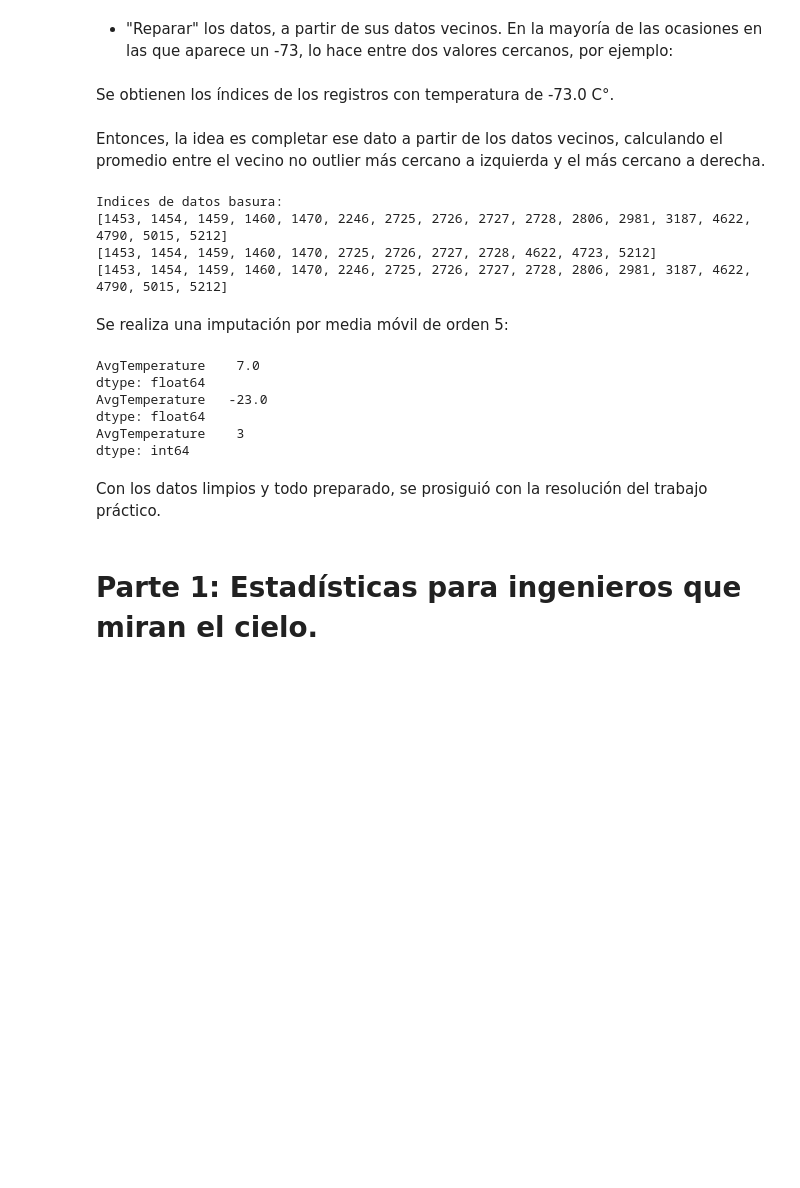
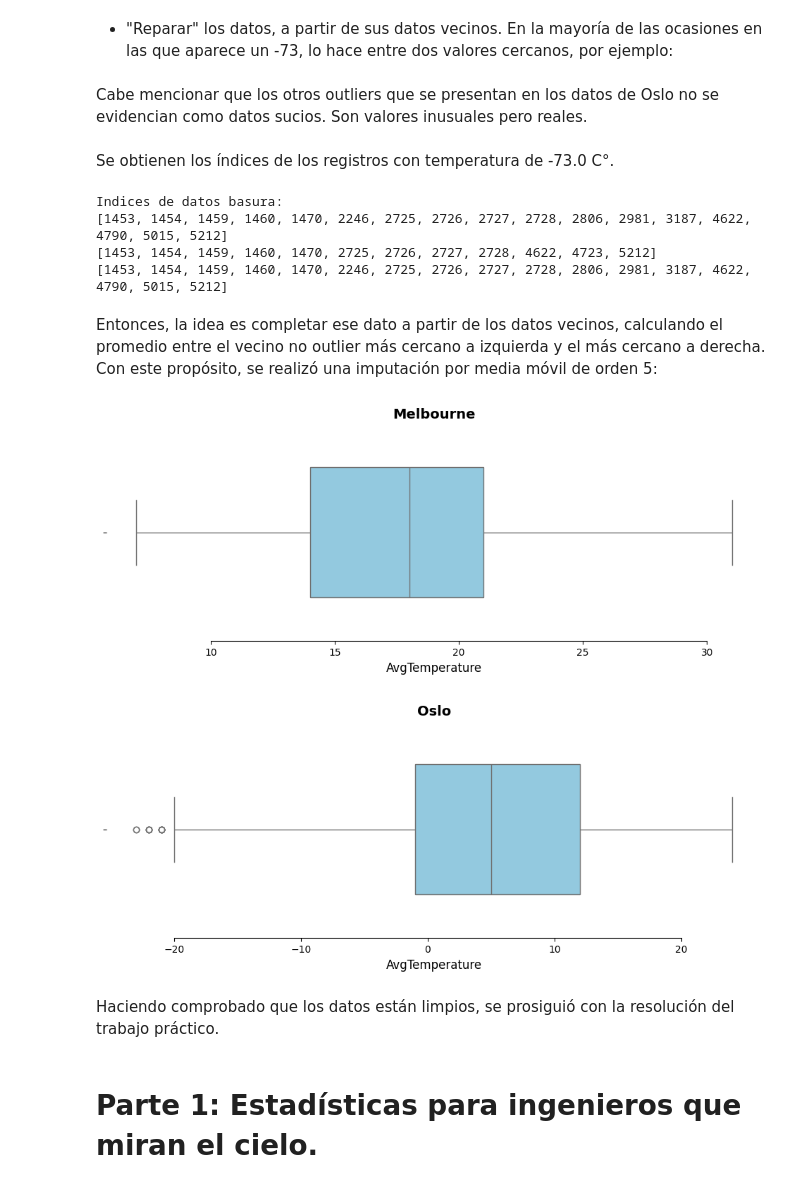
Before and after one commit to iroumec/TPE-TDI, a Jupyter notebook: notebook.ipynb, the cells around one changed output. Saved outputs shown, nothing was run; the diff lists cells and outputs as text; code cells hidden in the pictures; blank space fills up the shorter version.

```diff
--- a/notebook.ipynb
+++ b/notebook.ipynb
@@ -59,12 +58,12 @@ En ambos dataset, el valor de los outliers es el mismo: -73. Al momento de manej
 - Eliminar todas las entradas del dataset en las que aparezca dicha temperatura. Sin embargo, esto implicaría, para mantener consistencia, eliminar dichos días también de los demás datasets. Y, al estar realizadas las mediciones por días, perderlas dificultaría la toma de estadísticas entre años.
 # %% [markdown]
 - "Reparar" los datos, a partir de sus datos vecinos. En la mayoría de las ocasiones en las que aparece un -73, lo hace entre dos valores cercanos, por ejemplo:
+# %% [markdown]
+Cabe mencionar que los otros outliers que se presentan en los datos de Oslo no se evidencian como datos sucios. Son valores inusuales pero reales.
 # %%
 # Mostrar aparición de -73 entre datos cercanos.
 # %% [markdown]
 Se obtienen los índices de los registros con temperatura de -73.0 C°.
-# %% [markdown]
-Entonces, la idea es completar ese dato a partir de los datos vecinos, calculando el promedio entre el vecino no outlier más cercano a izquierda y el más cercano a derecha.
 # %%
 def get_indexes_outliers(dataset, min_range, max_range=None):
 
@@ -89,33 +88,30 @@ Indices de datos basura:
 [1453, 1454, 1459, 1460, 1470, 2246, 2725, 2726, 2727, 2728, 2806, 2981, 3187, 4622, 4790, 5015, 5212]
 [1453, 1454, 1459, 1460, 1470, 2725, 2726, 2727, 2728, 4622, 4723, 5212]
 [1453, 1454, 1459, 1460, 1470, 2246, 2725, 2726, 2727, 2728, 2806, 2981, 3187, 4622, 4790, 5015, 5212]
-# %% [markdown]
-Se realiza una imputación por media móvil de orden 5:
+# %% [markdown]
+Entonces, la idea es completar ese dato a partir de los datos vecinos, calculando el promedio entre el vecino no outlier más cercano a izquierda y el más cercano a derecha. Con este propósito, se realizó una imputación por media móvil de orden 5:
 # %%
 def imputar_dataset(indexes, dataset, orden=5):
     # Se realiza una copia para no modificar el dataset original.
     out = dataset.copy()
     for index in indexes:
         if index >= orden:
             out["AvgTemperature"][index] = round(out["AvgTemperature"][index - orden:index].mean())
     return out
 
+cleaned_dataset_quito = dataset_raw_quito.copy() # Se redefine el nombre para mayor claridad.
 cleaned_dataset_melbourne = imputar_dataset(datos_basura_melbourne, dataset_raw_melbourne)
 cleaned_dataset_oslo = imputar_dataset(datos_basura_oslo, dataset_raw_oslo)
 cleaned_dataset_melbourne_ruidoso = imputar_dataset(datos_basura_melbourne_ruidoso, dataset_raw_melbourne_ruidoso)
 
-print(cleaned_dataset_melbourne.min())
-print(cleaned_dataset_oslo.min())
-print(cleaned_dataset_melbourne_ruidoso.min())
+# Se observan nuevamente los boxplots con la finalidad de corroborar la limpieza de los datos.
+mostrar_boxplot(cleaned_dataset_melbourne, "AvgTemperature", "Melbourne")
+mostrar_boxplot(cleaned_dataset_oslo, "AvgTemperature", "Oslo")
 # %% [output]
-AvgTemperature    7.0
-dtype: float64
-AvgTemperature   -23.0
-dtype: float64
-AvgTemperature    3
-dtype: int64
+[figure, added]
+[figure, added]
 # %% [markdown]
-Con los datos limpios y todo preparado, se prosiguió con la resolución del trabajo práctico.
+Haciendo comprobado que los datos están limpios, se prosiguió con la resolución del trabajo práctico.
 # %% [markdown]
 # Parte 1: Estadísticas para ingenieros que miran el cielo.
 # %% [markdown]
```
Also changed, not shown: parts of 50 cells of this notebook.
